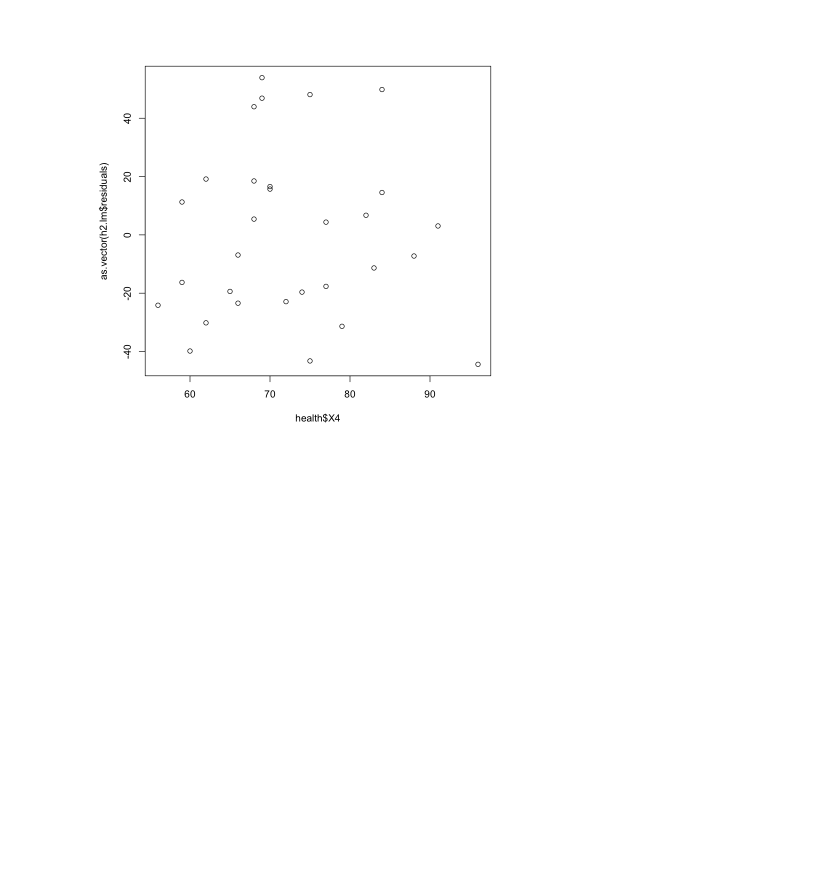
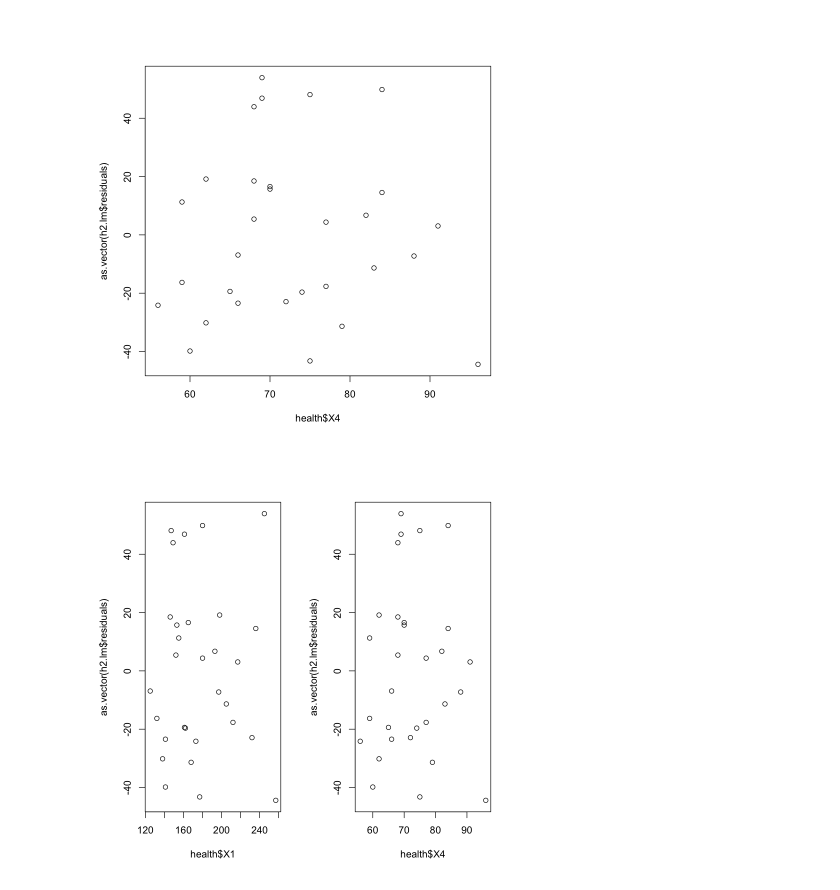
Before and after one commit to kukaro/KNOU-REGRESSION-MODEL, a Jupyter notebook: attendance/ch2new.ipynb, the cells around one changed output. Cells and saved outputs as stored; diff of their text form; code cells hidden in the pictures; blank space fills up the shorter version.

```diff
--- a/attendance/ch2new.ipynb
+++ b/attendance/ch2new.ipynb
@@ -176,3 +176,9 @@ plot(health$X1, as.vector(h2.lm$residuals))
 plot(health$X4, as.vector(h2.lm$residuals))
 # %% [output]
 [figure]
+# %%
+par(mfrow = c(1, 2))
+plot(health$X1, as.vector(h2.lm$residuals))
+plot(health$X4, as.vector(h2.lm$residuals))
+# %% [output]
+[figure, added]
```
Also changed, not shown: 3 other files.
